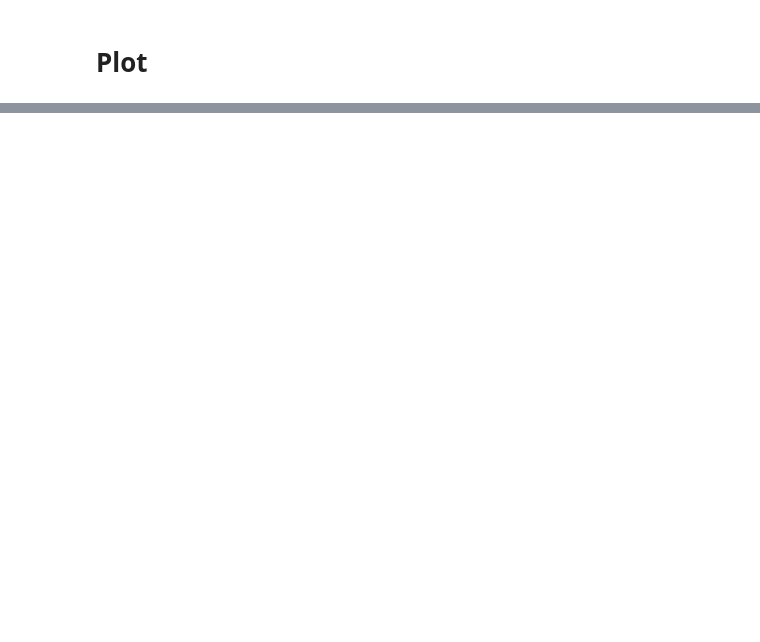
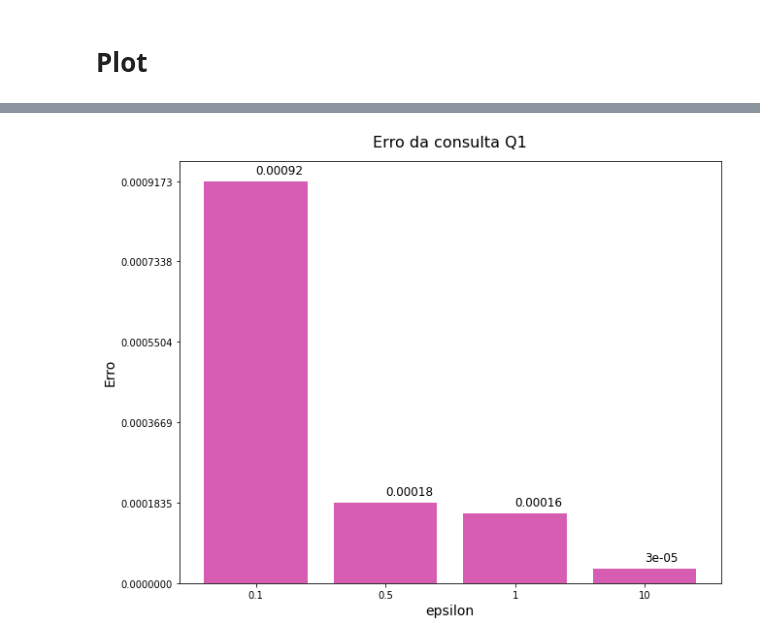
Before and after one commit to Brabissima/disciplina-priv-2022, a Jupyter notebook: Trab 03 - Laplace/Laplace.ipynb, the cells around one changed output, grey strips where cells are left out. Drawn from its saved outputs; the diff is of its cells as text; code cells hidden in the pictures; blank space fills up the shorter version.

```diff
--- a/Trab 03 - Laplace/Laplace.ipynb
+++ b/Trab 03 - Laplace/Laplace.ipynb
@@ -136,2 +137,4 @@ all_results[0]
 # %%
 all_results[0]['Original'] = Q1(covid)
+all_results[1]['Original'] = Q2(covid)
+all_results[2]['Original'] = Q3(covid)
@@ -155,0 +214,36 @@ def plot_graphic(query, dict_dp_results):
+# %%
+def plot_bar_graph(query, dict_dp_results):
+    if(query == Q1):
+        q = 0
+    elif(query == Q2):
+        q = 1
+    else:
+        raise Exception("query must be Q1 or Q2")
+
+    y_ = dict_dp_results[q]['Original']
+
+    x = dict_dp_results[q].keys()
+    x = list(x)
+    x = [str(ai) for ai in x[:-1]]
+
+    y = dict_dp_results[q].values()
+    y = list(y)
+    y = y[:-1]
+    y = [abs(ai - y_) for ai in y]
+
+    fig, ax = plt.subplots(figsize=(10,8))
+
+    plt.bar(x,y, color="#d65db1")
+
+
+    y_text = [round(ai, 5) for ai in y]
+    for index in range(len(x)):
+        ax.text(x[index], y[index]+ (max(y)-min(y))*.02, y_text[index], size=12)
+
+    plt.yticks(np.linspace(0, max(y), num=6))
+
+    title = "Erro da consulta " + str(query.__name__)
+    plt.xlabel('epsilon', fontsize=14)
+    plt.ylabel('Erro', fontsize=14)
+
+    plt.title(title, y=1.02, fontsize=16)
@@ -155,0 +304,4 @@ def plot_graphic(query, dict_dp_results):
+# %%
+plot_bar_graph(Q1, all_results)
+# %% [output]
+[figure, added]
```
Also changed, not shown: parts of 13 cells of this notebook.
